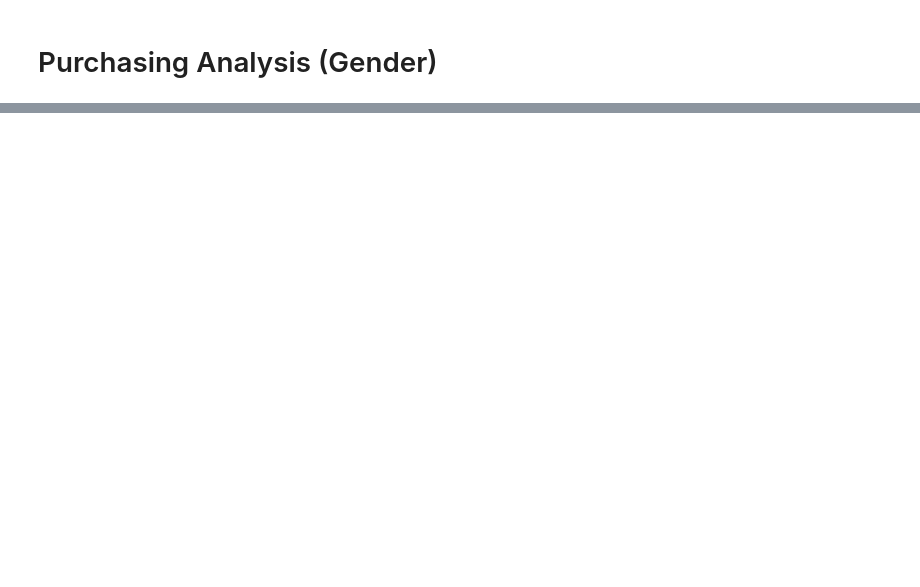
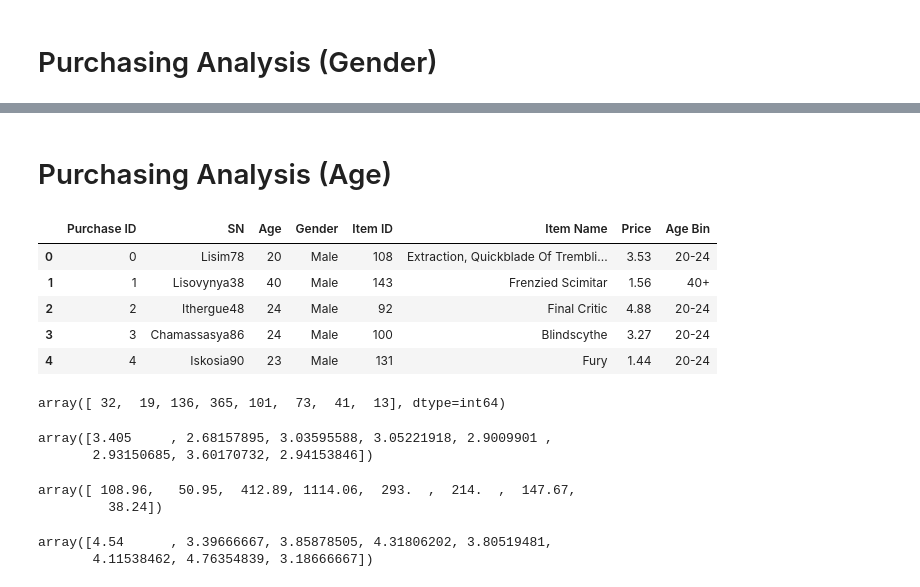
Before and after one commit to mabel912/Homeworks, a Jupyter notebook: Homework4/Heroes of Pymoli.ipynb, the cells around one changed output, grey strips where cells are left out. Cells and saved outputs as stored; diff of their text form; code cells hidden in the pictures; blank space fills up the shorter version.

```diff
--- a/Homework4/Heroes of Pymoli.ipynb
+++ b/Homework4/Heroes of Pymoli.ipynb
@@ -162,0 +294,38 @@ NameError: name 'Num1' is not defined
+# %% [markdown]
+# Purchasing Analysis (Age)
+# %%
+original_df.head()
+# %% [output]
+|  | Purchase ID | SN | Age | Gender | Item ID | Item Name | Price | Age Bin |
+| 0 | 0 | Lisim78 | 20 | Male | 108 | Extraction, Quickblade Of Trembli... | 3.53 | 20-24 |
+| 1 | 1 | Lisovynya38 | 40 | Male | 143 | Frenzied Scimitar | 1.56 | 40+ |
+| 2 | 2 | Ithergue48 | 24 | Male | 92 | Final Critic | 4.88 | 20-24 |
+| 3 | 3 | Chamassasya86 | 24 | Male | 100 | Blindscythe | 3.27 | 20-24 |
+| 4 | 4 | Iskosia90 | 23 | Male | 131 | Fury | 1.44 | 20-24 |
+# %%
+# Filtered the dataframe to get the count per each age bin
+purchasect = original_df.groupby(["Age Bin"])["Purchase ID"].nunique().values
+purchasect
+# %% [output]
+array([ 32,  19, 136, 365, 101,  73,  41,  13], dtype=int64)
+# %%
+# Filtered dataframe by age bin and price then get the mean values
+purchaseaveg = original_df.groupby(["Age Bin"])["Price"].mean().values
+purchaseaveg
+# %% [output]
+array([3.405     , 2.68157895, 3.03595588, 3.05221918, 2.9009901 ,
+       2.93150685, 3.60170732, 2.94153846])
+# %%
+# Calculate the total purchase value
+tpurchaseval = purchasect * purchaseaveg
+tpurchaseval
+# %% [output]
+array([ 108.96,   50.95,  412.89, 1114.06,  293.  ,  214.  ,  147.67,
+         38.24])
+# %%
+# Calculate the Average Total Purchase per Person
+avegTPperperson = tpurchaseval / bincount
+avegTPperperson
+# %% [output]
+array([4.54      , 3.39666667, 3.85878505, 4.31806202, 3.80519481,
+       4.11538462, 4.76354839, 3.18666667])
```
Also changed, not shown: parts of 30 cells of this notebook.
